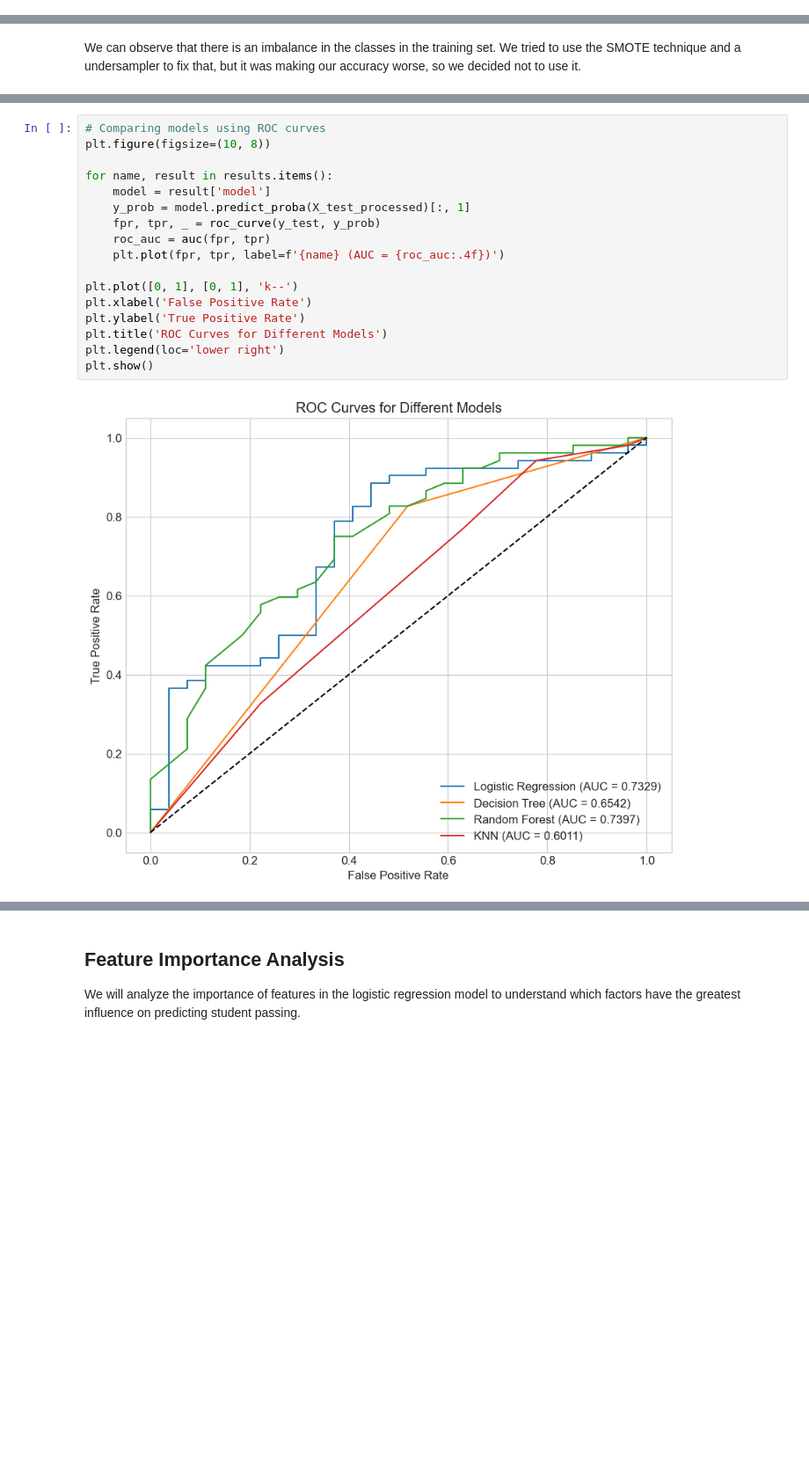
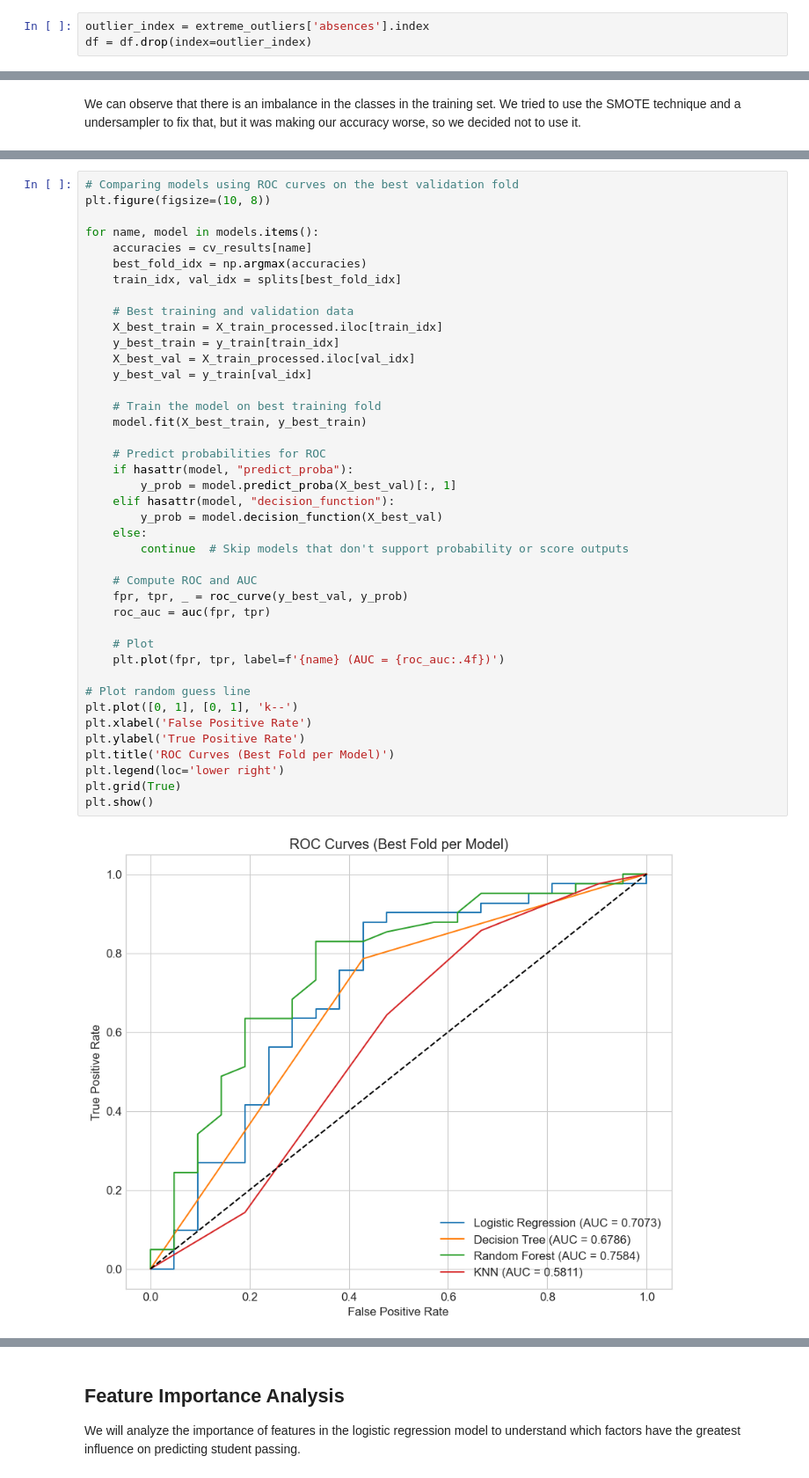
Before and after one commit to lara-queirogaa/elementos-dataset-, a Jupyter notebook: w2 (dataset)/final_dataset.ipynb, the cells around one changed output, grey strips where cells are left out. Shown at 88% size. Cells and saved outputs as stored; diff of their text form; blank space fills up the shorter version.

```diff
--- a/w2 (dataset)/final_dataset.ipynb
+++ b/w2 (dataset)/final_dataset.ipynb
@@ -236,0 +281,3 @@ We can also observe that there aren't many outliers in the data set, the only on
+# %%
+outlier_index = extreme_outliers['absences'].index
+df = df.drop(index=outlier_index)
@@ -465,23 +587,47 @@ The results show the performance of different classification models in predictin
 The confusion matrices show the number of true positives (TP), false positives (FP), true negatives (TN), and false negatives (FN) for each model. A good model should have high values on the main diagonal (TP and TN) and low values on the secondary diagonal (FP and FN).
 # %%
-# Comparing models using ROC curves
+# Comparing models using ROC curves on the best validation fold
 plt.figure(figsize=(10, 8))
 
-for name, result in results.items():
-    model = result['model']
-    y_prob = model.predict_proba(X_test_processed)[:, 1]
-    fpr, tpr, _ = roc_curve(y_test, y_prob)
+for name, model in models.items():
+    accuracies = cv_results[name]
+    best_fold_idx = np.argmax(accuracies)
+    train_idx, val_idx = splits[best_fold_idx]
+
+    # Best training and validation data
+    X_best_train = X_train_processed.iloc[train_idx]
+    y_best_train = y_train[train_idx]
+    X_best_val = X_train_processed.iloc[val_idx]
+    y_best_val = y_train[val_idx]
+
+    # Train the model on best training fold
+    model.fit(X_best_train, y_best_train)
+
+    # Predict probabilities for ROC
+    if hasattr(model, "predict_proba"):
+        y_prob = model.predict_proba(X_best_val)[:, 1]
+    elif hasattr(model, "decision_function"):
+        y_prob = model.decision_function(X_best_val)
+    else:
+        continue  # Skip models that don't support probability or score outputs
+
+    # Compute ROC and AUC
+    fpr, tpr, _ = roc_curve(y_best_val, y_prob)
     roc_auc = auc(fpr, tpr)
+
+    # Plot
     plt.plot(fpr, tpr, label=f'{name} (AUC = {roc_auc:.4f})')
 
+# Plot random guess line
 plt.plot([0, 1], [0, 1], 'k--')
 plt.xlabel('False Positive Rate')
 plt.ylabel('True Positive Rate')
-plt.title('ROC Curves for Different Models')
+plt.title('ROC Curves (Best Fold per Model)')
 plt.legend(loc='lower right')
+plt.grid(True)
 plt.show()
 # %% [output]
-[figure, old version]
+[figure, new version]
 # %% [markdown]
 The ROC (Receiver Operating Characteristic) curves show the performance of the models at different classification thresholds. The area under the ROC curve (AUC) is a measure of the overall performance of the model, with values closer to 1 indicating better performance. We can observe that the Random Forest model has the highest AUC, followed by Logistic Regression, Decision Tree, and KNN.
 
```
Also changed, not shown: parts of 29 cells of this notebook.
